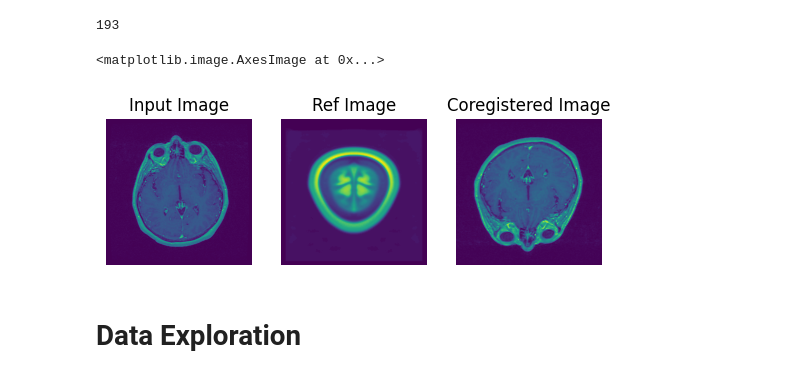
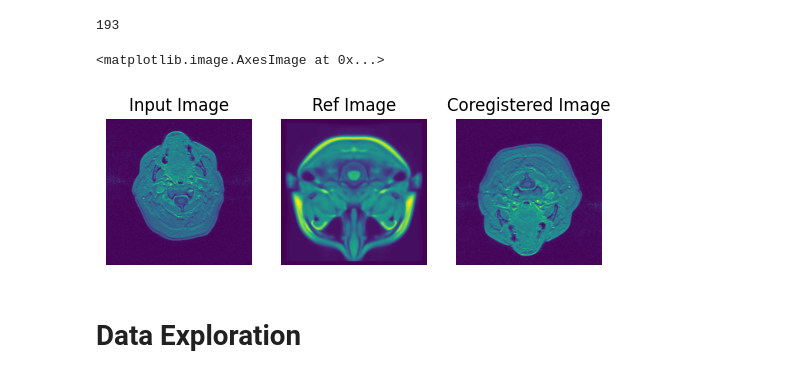
Before and after one commit to claredavies/MedicalImaging, a Jupyter notebook: MedicalImagingProject.ipynb, the cells around one changed output. Saved outputs shown, nothing was run; the diff lists cells and outputs as text; code cells hidden in the pictures.

```diff
--- a/MedicalImagingProject.ipynb
+++ b/MedicalImagingProject.ipynb
@@ -414,7 +411,7 @@ def coregister(input_image, reference_image, input_landmarks, reference_landmark
     avg_ref_arr = np.array(reference_image.copy())
 
     height, width = np.array(avg_input_arr).shape
-    mat = calculate_transform(srcPts, dstPts)
+    mat = calculate_transform(input_landmarks, reference_landmarks)
     transformed_img = cv2.warpPerspective(input_image,
                         mat, (width, height))
 
@@ -436,30 +433,30 @@ len(ref_images)
 # %%
 coregistered_images = coregister_batch(input_images, ref_images, srcPts, dstPts)
 # %%
-no_slice = 150
+no_slice = 10
 input = input_images[no_slice]
 ref = ref_images[no_slice]
 coregistered = coregistered_images[no_slice]
 
 transformed_img = coregister(input, ref, srcPts, dstPts)
 
 plt.subplot(1, 3, 1)
 plt.title('Input Image')
 plt.axis('off')
 plt.imshow(input)
 
 plt.subplot(1, 3, 2)
 plt.title('Ref Image')
 plt.axis('off')
 plt.imshow(ref)
 
 plt.subplot(1, 3, 3)
 plt.title('Coregistered Image')
 plt.axis('off')
 plt.imshow(transformed_img)
 # %% [output]
 <matplotlib.image.AxesImage at 0x...>
-[figure, old version]
+[figure, new version]
 # %% [markdown]
 # Data Exploration
 # %%
```
Also changed, not shown: parts of 12 cells of this notebook.
